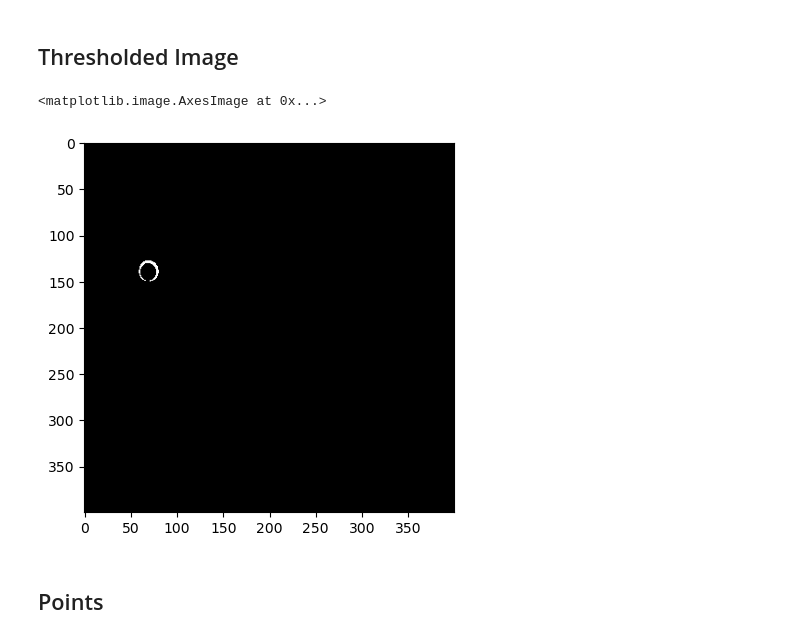
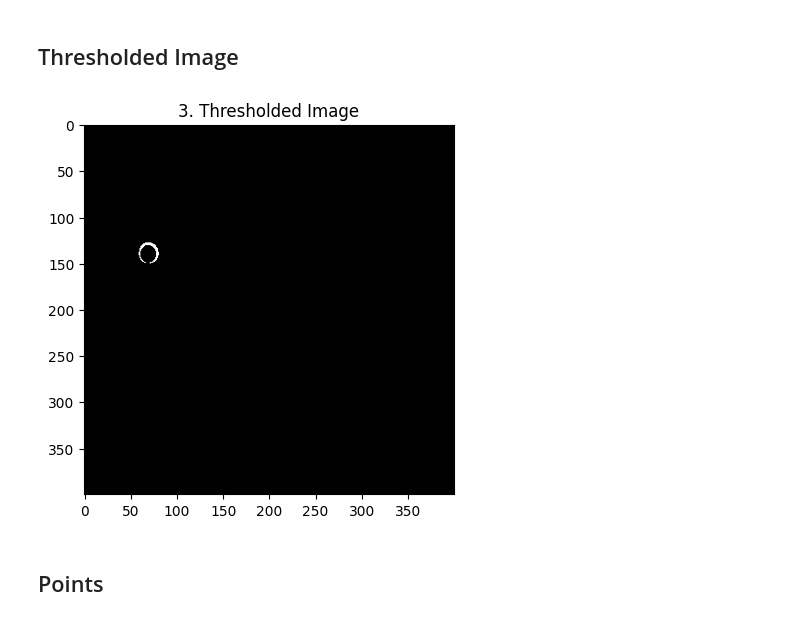
Before and after one commit to Hari31416/mini-project, a Jupyter notebook: presentations/second/images.ipynb, the cells around one changed output. Drawn from its saved outputs; the diff is of its cells as text; code cells hidden in the pictures.

```diff
--- a/presentations/second/images.ipynb
+++ b/presentations/second/images.ipynb
@@ -35,9 +40,10 @@ plt.imshow(sub_image[300:700, 800:1200], cmap='gray')
 # %%
 threholded_image = (sub_image > 110).astype(np.uint8)
 plt.imshow(threholded_image[300:700, 800:1200], cmap='gray')
+plt.title('3. Thresholded Image')
+plt.savefig("3.png")
 # %% [output]
-<matplotlib.image.AxesImage at 0x...>
-[figure, old version]
+[figure, new version]
 # %% [markdown]
 ## Points
 # %%
```
Also changed, not shown: parts of 7 cells of this notebook, 6 other files.
